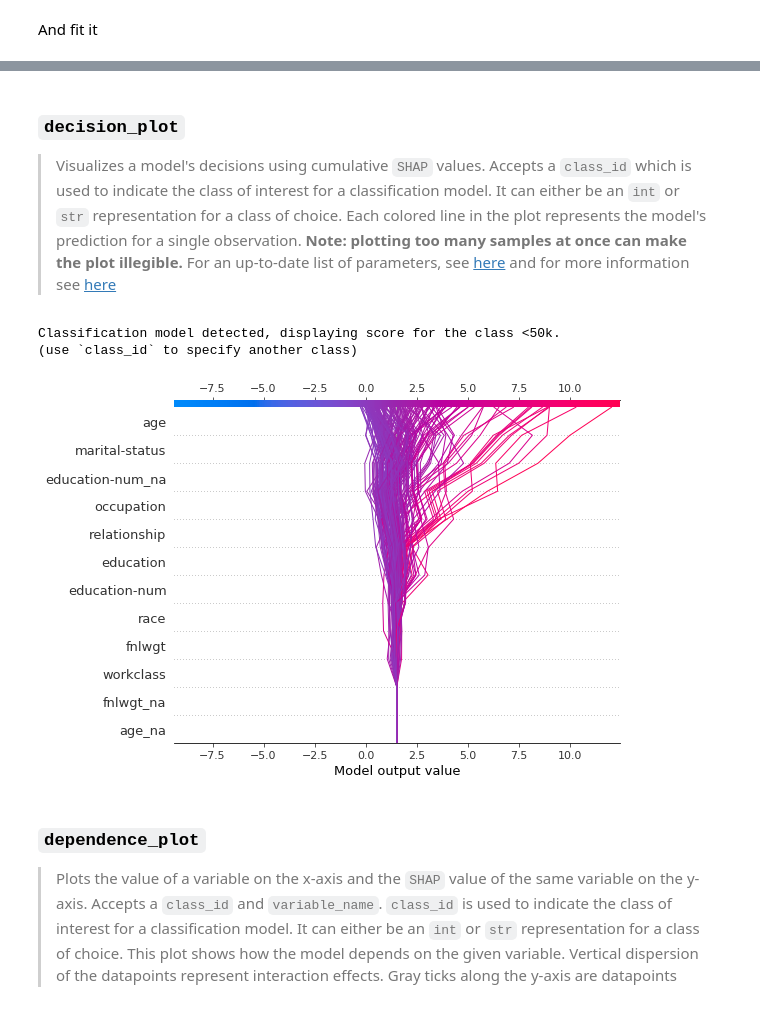
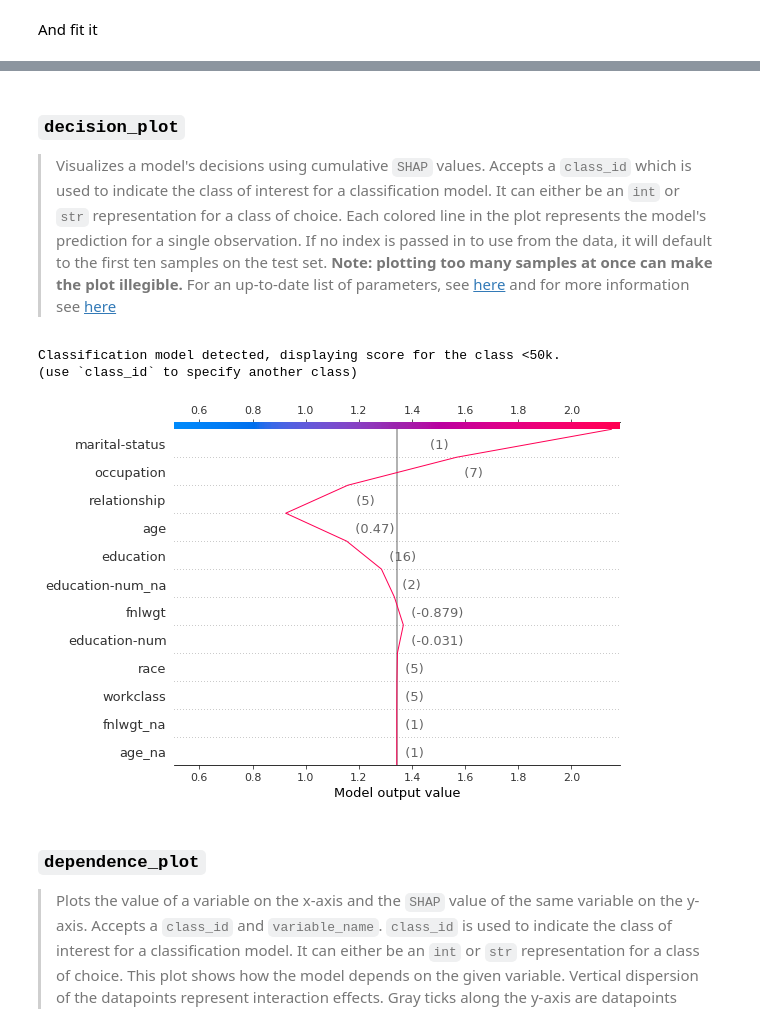
Before and after one commit to nestordemeure/fastshap, a Jupyter notebook: nbs/01_interpret.ipynb, the cells around one changed output, grey strips where cells are left out. Cells and saved outputs as stored; diff of their text form; code cells hidden in the pictures.

```diff
--- a/nbs/01_interpret.ipynb
+++ b/nbs/01_interpret.ipynb
@@ -114,13 +114,13 @@ l1_reg="auto" is deprecated and in the next version (v0.29) the behavior will ch
 # %% [markdown]
 ### `decision_plot`
 
-> Visualizes a model's decisions using cumulative `SHAP` values. Accepts a `class_id` which is used to indicate the class of interest for a classification model. It can either be an `int` or `str` representation for a class of choice. Each colored line in the plot represents the model's prediction for a single observation. **Note: plotting too many samples at once can make the plot illegible.** For an up-to-date list of parameters, see [here](https://github.com/slundberg/shap/blob/master/shap/plots/decision.py) and for more information see [here](https://github.com/slundberg/shap/blob/master/notebooks/plots/decision_plot.ipynb)
+> Visualizes a model's decisions using cumulative `SHAP` values. Accepts a `class_id` which is used to indicate the class of interest for a classification model. It can either be an `int` or `str` representation for a class of choice. Each colored line in the plot represents the model's prediction for a single observation. If no index is passed in to use from the data, it will default to the first ten samples on the test set. **Note: plotting too many samples at once can make the plot illegible.** For an up-to-date list of parameters, see [here](https://github.com/slundberg/shap/blob/master/shap/plots/decision.py) and for more information see [here](https://github.com/slundberg/shap/blob/master/notebooks/plots/decision_plot.ipynb)
 # %%
-exp.decision_plot(class_id=0)
+exp.decision_plot(class_id=0, idx=0)
 # %% [output]
 Classification model detected, displaying score for the class <50k.
 (use `class_id` to specify another class)
-[figure, old version]
+[figure, new version]
 # %% [markdown]
 ### `dependence_plot`
 > Plots the value of a variable on the x-axis and the `SHAP` value of the same variable on the y-axis. Accepts a `class_id` and `variable_name`. `class_id`  is used to indicate the class of interest for a classification model. It can either be an `int` or `str` representation for a class of choice. This plot shows how the model depends on the given variable. Vertical dispersion of the datapoints represent interaction effects. Gray ticks along the y-axis are datapoints where the variable's values were `NaN`. For an up-to-date list of parameters, see [here](https://github.com/slundberg/shap/blob/master/shap/plots/dependence.py) and for more information see [here](https://github.com/slundberg/shap/blob/master/notebooks/plots/dependence_plot.ipynb)
```
Also changed, not shown: parts of 11 cells of this notebook, 6 other files.
